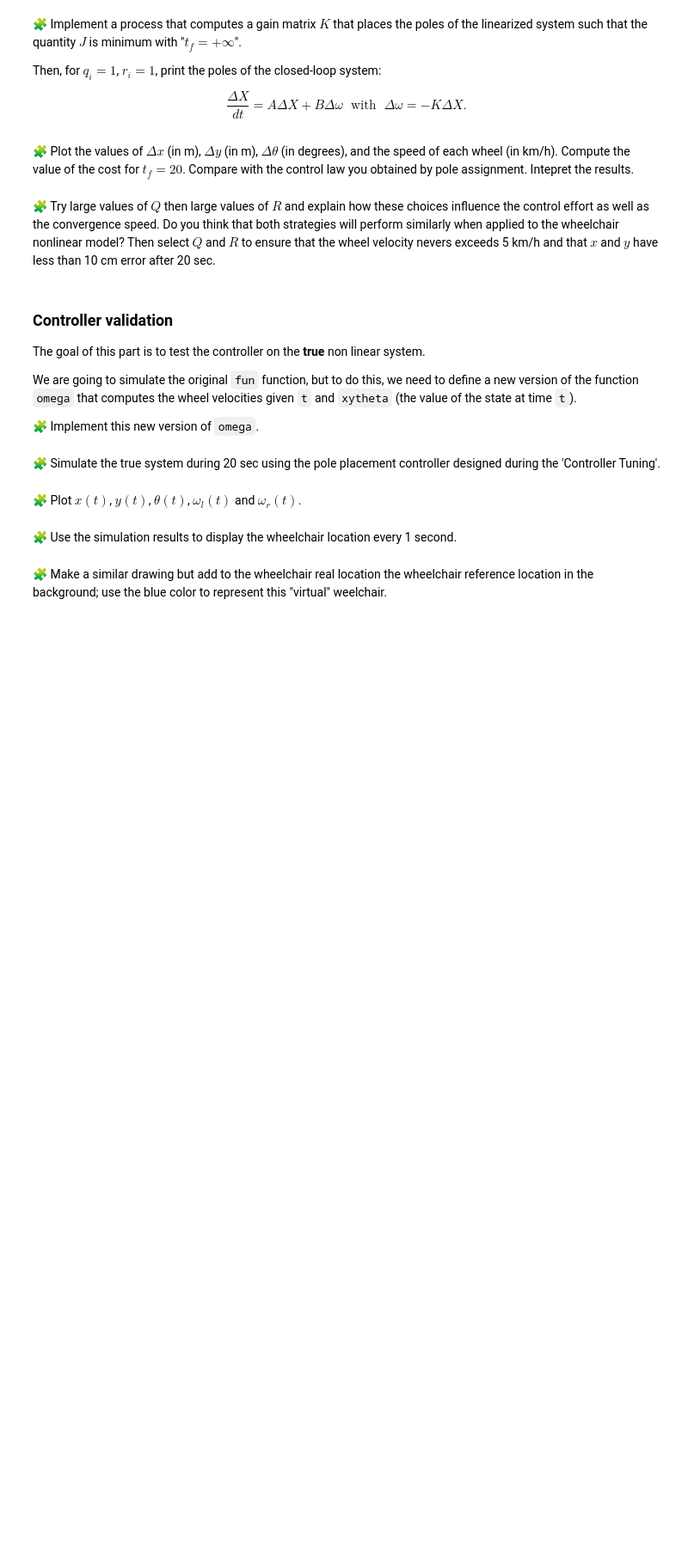
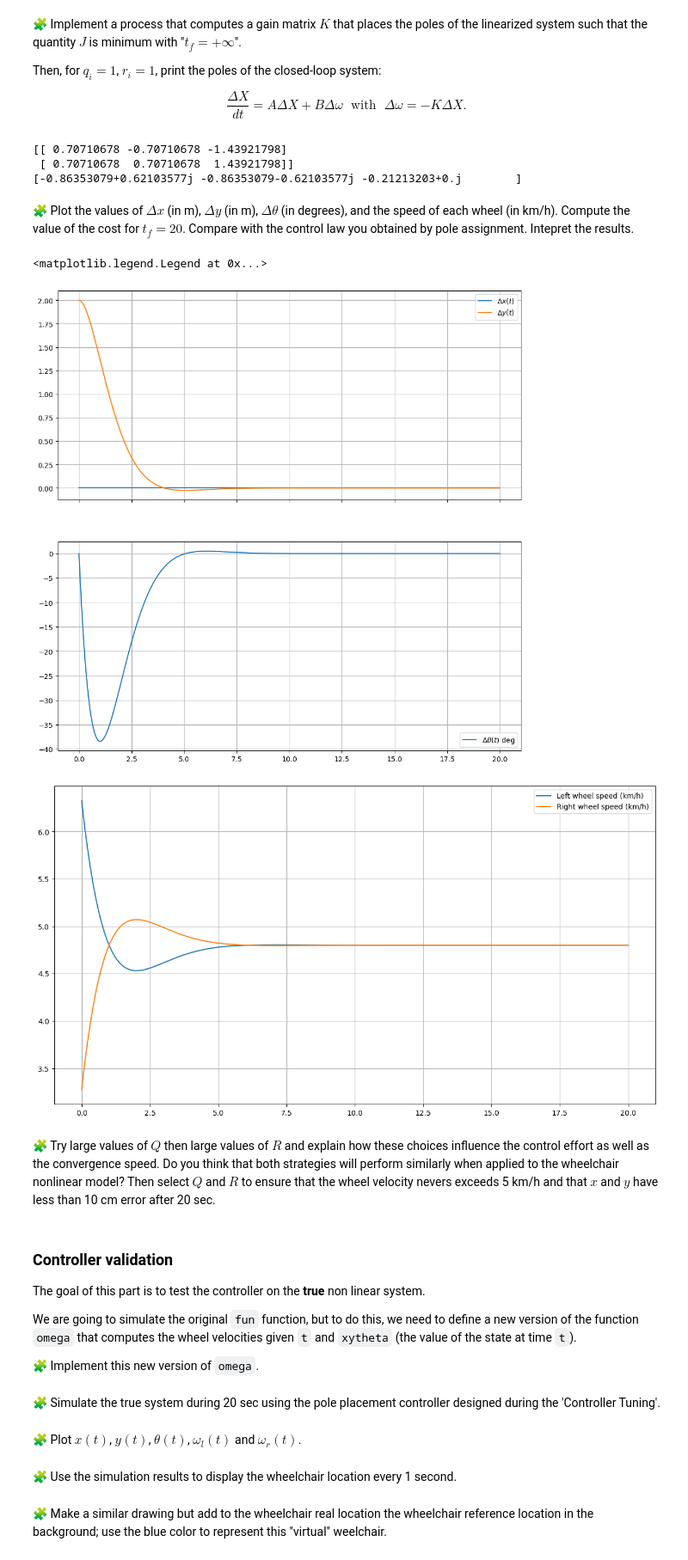
Before and after one commit to AymaneFAIQ/control-engineering-with-python-project-2022-2023, a Jupyter notebook: Project-3.ipynb, the cells around one changed output. Shown: that part at 86% size. Saved outputs shown, nothing was run; the diff lists cells and outputs as text; code cells hidden in the pictures; blank space fills up the shorter version.

```diff
--- a/Project-3.ipynb
+++ b/Project-3.ipynb
@@ -677,3 +679,9 @@ print(Compute_cost(Q, R, deltaX, deltaOmega, tf))
 14.1359570604611
 # %% [markdown]
 🧩 Multiply by 10 the poles and test the function `Compute_cost` in this new case. Interpret the results.
+# %%
+poles = [-3.5, -3.6, -3.7]
+K = place_poles(A,B,poles).gain_matrix
+print(K)
+e,_ = eig(A - B @ K)
+print(e)
@@ -692,2 +706,17 @@ pass
+# %%
+def minimiser(A,B,Q,R) :
+    P = solve_continuous_are(A, B, Q, R)
+    K = np.linalg.inv(R) @ B.T @ P
+    eigenvalues, _ = eig(A - B @ K)
+    return eigenvalues, K
+
+poles, K = minimiser(A, B, Q, R)
+print(K)
+e,_ = eig(A - B @ K)
+print(e)
+# %% [output]
+[[ 0.70710678 -0.70710678 -1.43921798]
+ [ 0.70710678  0.70710678  1.43921798]]
+[-0.86353079+0.62103577j -0.86353079-0.62103577j -0.21213203+0.j        ]
 # %% [markdown]
 🧩 Plot the values of $\Delta x$ (in m), $\Delta y$ (in m), $\Delta \theta$ (in degrees), and the speed of each wheel (in km/h). Compute the value of the cost for $t_f=20$. Compare with the control law you obtained by pole assignment. Intepret the results.
@@ -696,3 +723,48 @@ pass
+# %%
+def deltaOmega(t, deltaX):
+    return -K@deltaX
+
+tf = 20
+r = solve_ivp(
+    fun=lin_fun,
+    t_span=[0, tf],
+    y0=[0, 2, 0],
+    dense_output=True,
+    rtol=1e-6,
+    atol=1e-12
+)
+
+t = linspace(0.0,tf, 1000)
+dx, dy, dtheta = r["sol"](t)
+fig = figure(figsize=(12, 12))
+ax1, ax2 = fig.subplots(2, 1, sharex=True)
+ax1.grid(True)
+ax1.plot(t, dx, label="$\Delta x(t)$")
+ax1.plot(t, dy, label="$\Delta y(t)$")
+ax1.legend()
+ax2.grid(True)
+ax2.plot(t, dtheta*180/pi, label=r"$\Delta\theta(t)$ deg")
+ax2.legend()
+None
+
+
+dX = r["sol"](t)
+dOmega = -K@dX
+dOmega_l = dOmega[0,:]
+dOmega_r = dOmega[1,:]
+omega_l = dOmega_l + v/Rw
+omega_r = dOmega_r + v/Rw
+
+
+fig = figure(figsize=(15, 8))
+plot(t, omega_l * Rw * 3.6, label=r"Left wheel speed (km/h)")
+plot(t, omega_r * Rw * 3.6, label=r"Right wheel speed (km/h)")
+grid()
+legend()
+# %% [output]
+<matplotlib.legend.Legend at 0x...>
+[figure, added]
+[figure, added]
 # %% [markdown]
 🧩 Try large values of $Q$ then large values of $R$ and explain how these choices influence the control effort as well as the convergence speed. Do you think that both strategies will perform similarly when applied to the wheelchair nonlinear model? Then select $Q$ and $R$ to ensure that the wheel velocity nevers exceeds 5 km/h and that $x$ and $y$ have less than 10 cm error after 20 sec.
 # %%
```
Also changed, not shown: parts of 6 cells of this notebook.
